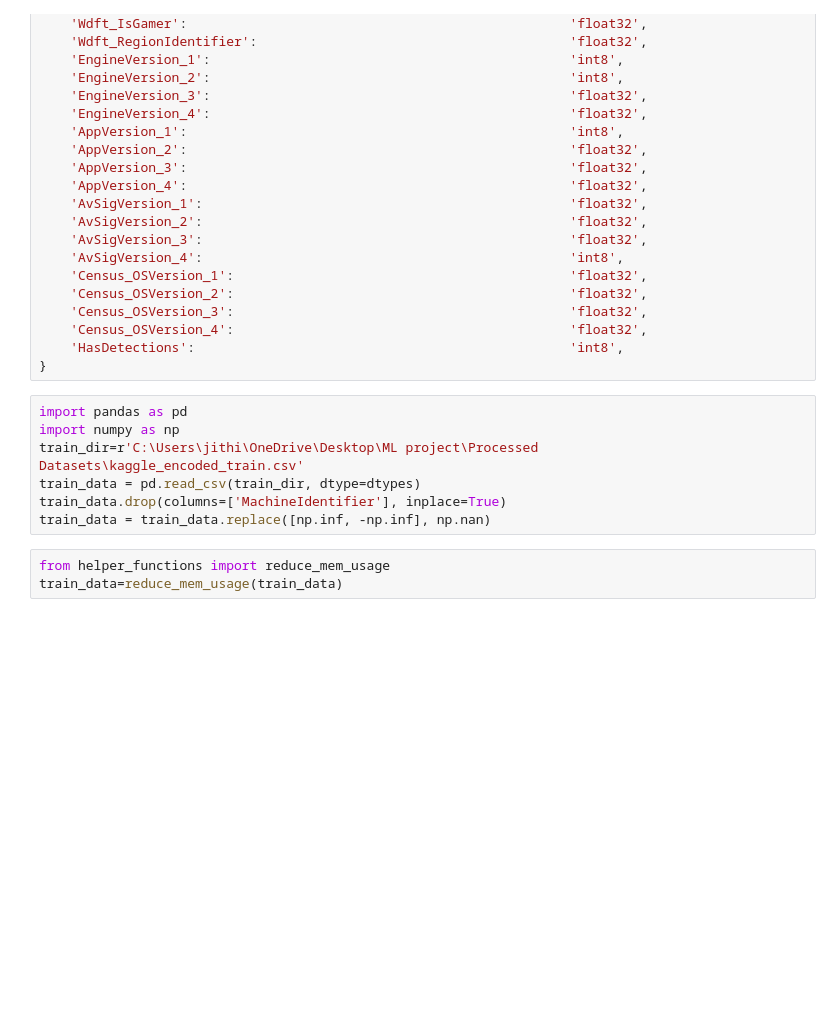
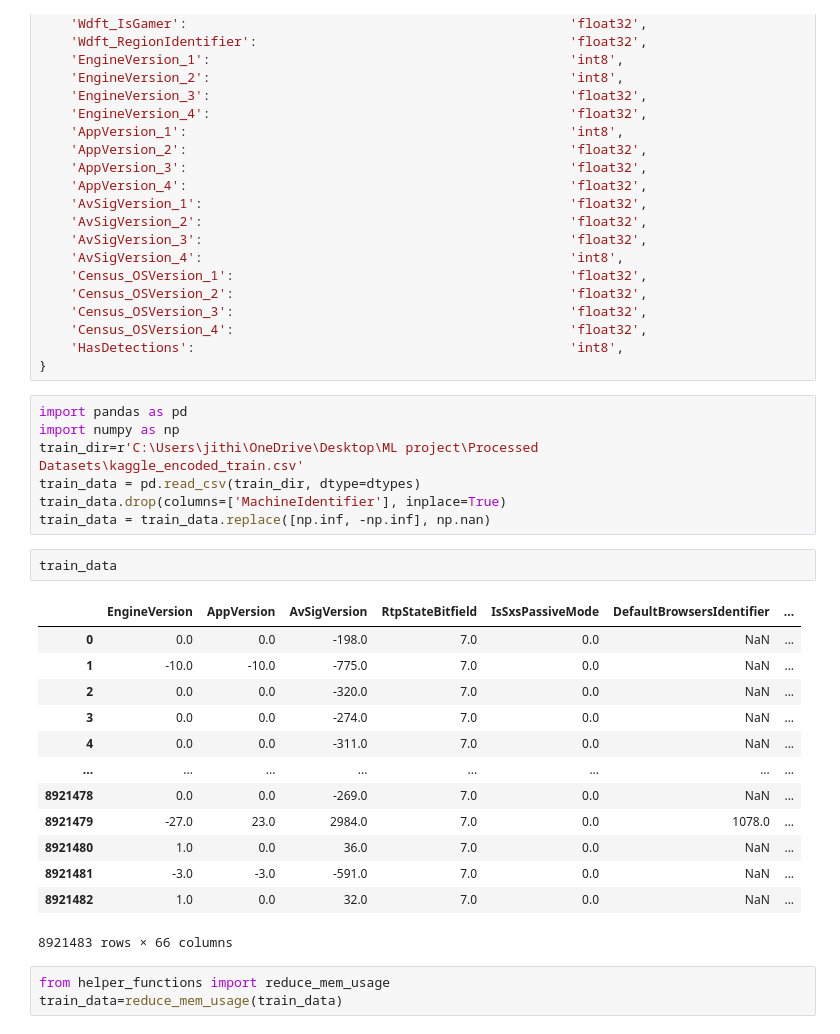
Before and after one commit to Jithin-Veeragandham/ML-project, a Jupyter notebook: tree_models.ipynb, the cells around one changed output. Cells and saved outputs as stored; diff of their text form; blank space fills up the shorter version.

```diff
--- a/tree_models.ipynb
+++ b/tree_models.ipynb
@@ -348,6 +348,22 @@ train_dir=r'C:\Users\jithi\OneDrive\Desktop\ML project\Processed Datasets\kaggle
 train_data = pd.read_csv(train_dir, dtype=dtypes)
 train_data.drop(columns=['MachineIdentifier'], inplace=True)
 train_data = train_data.replace([np.inf, -np.inf], np.nan)
+# %%
+train_data
+# %% [output]
+|  | EngineVersion | AppVersion | AvSigVersion | RtpStateBitfield | IsSxsPassiveMode | DefaultBrowsersIdentifier | ... |
+| 0 | 0.0 | 0.0 | -198.0 | 7.0 | 0.0 | NaN | ... |
+| 1 | -10.0 | -10.0 | -775.0 | 7.0 | 0.0 | NaN | ... |
+| 2 | 0.0 | 0.0 | -320.0 | 7.0 | 0.0 | NaN | ... |
+| 3 | 0.0 | 0.0 | -274.0 | 7.0 | 0.0 | NaN | ... |
+| 4 | 0.0 | 0.0 | -311.0 | 7.0 | 0.0 | NaN | ... |
+| ... | ... | ... | ... | ... | ... | ... | ... |
+| 8921478 | 0.0 | 0.0 | -269.0 | 7.0 | 0.0 | NaN | ... |
+| 8921479 | -27.0 | 23.0 | 2984.0 | 7.0 | 0.0 | 1078.0 | ... |
+| 8921480 | 1.0 | 0.0 | 36.0 | 7.0 | 0.0 | NaN | ... |
+| 8921481 | -3.0 | -3.0 | -591.0 | 7.0 | 0.0 | NaN | ... |
+| 8921482 | 1.0 | 0.0 | 32.0 | 7.0 | 0.0 | NaN | ... |
+8921483 rows × 66 columns
 # %%
 from helper_functions import reduce_mem_usage
 train_data=reduce_mem_usage(train_data)
```
Also changed, not shown: parts of 8 cells of this notebook, 12 other files.
